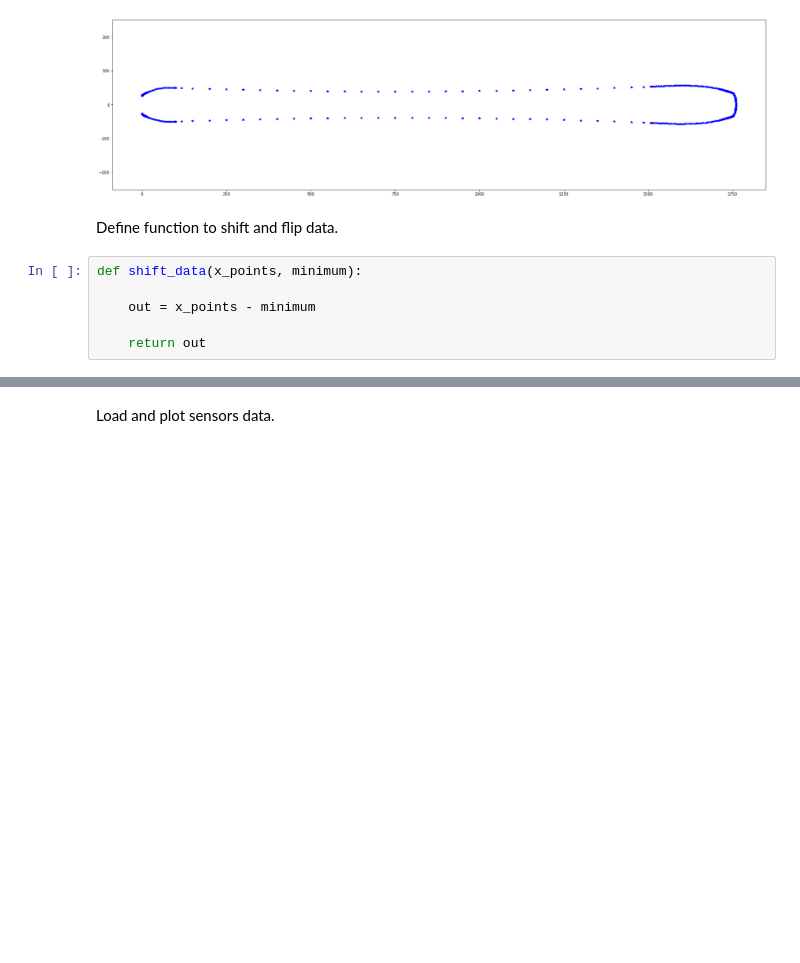
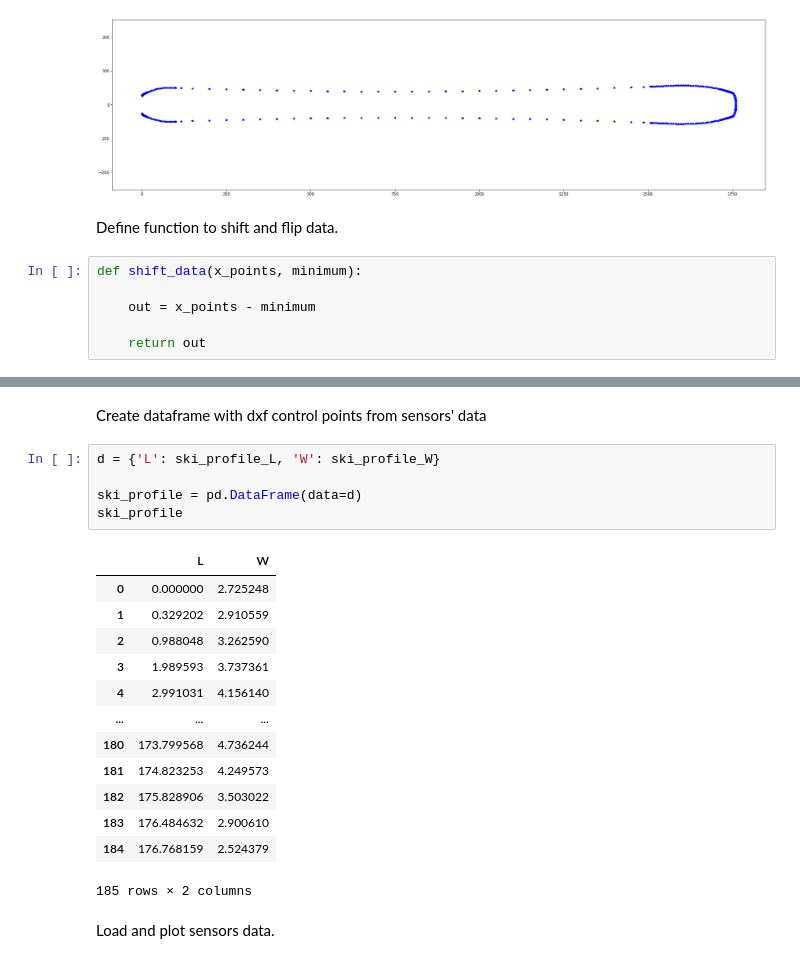
Before and after one commit to raphaFanti/skiScanner-DataLogger, a Jupyter notebook: Post processing/dxf files comparison.ipynb, the cells around one changed output, grey strips where cells are left out. Saved outputs shown, nothing was run; the diff lists cells and outputs as text; blank space fills up the shorter version.

```diff
--- a/Post processing/dxf files comparison.ipynb
+++ b/Post processing/dxf files comparison.ipynb
@@ -122,3 +177,24 @@ def shift_data(x_points, minimum):
+# %% [markdown]
+Create dataframe with dxf control points from sensors' data
+# %%
+d = {'L': ski_profile_L, 'W': ski_profile_W}
+
+ski_profile = pd.DataFrame(data=d)
+ski_profile
+# %% [output]
+|  | L | W |
+| 0 | 0.000000 | 2.725248 |
+| 1 | 0.329202 | 2.910559 |
+| 2 | 0.988048 | 3.262590 |
+| 3 | 1.989593 | 3.737361 |
+| 4 | 2.991031 | 4.156140 |
+| ... | ... | ... |
+| 180 | 173.799568 | 4.736244 |
+| 181 | 174.823253 | 4.249573 |
+| 182 | 175.828906 | 3.503022 |
+| 183 | 176.484632 | 2.900610 |
+| 184 | 176.768159 | 2.524379 |
+185 rows × 2 columns
 # %% [markdown]
 Load and plot sensors data.
 # %%
```
Also changed, not shown: parts of 9 cells of this notebook, 4 other files.
